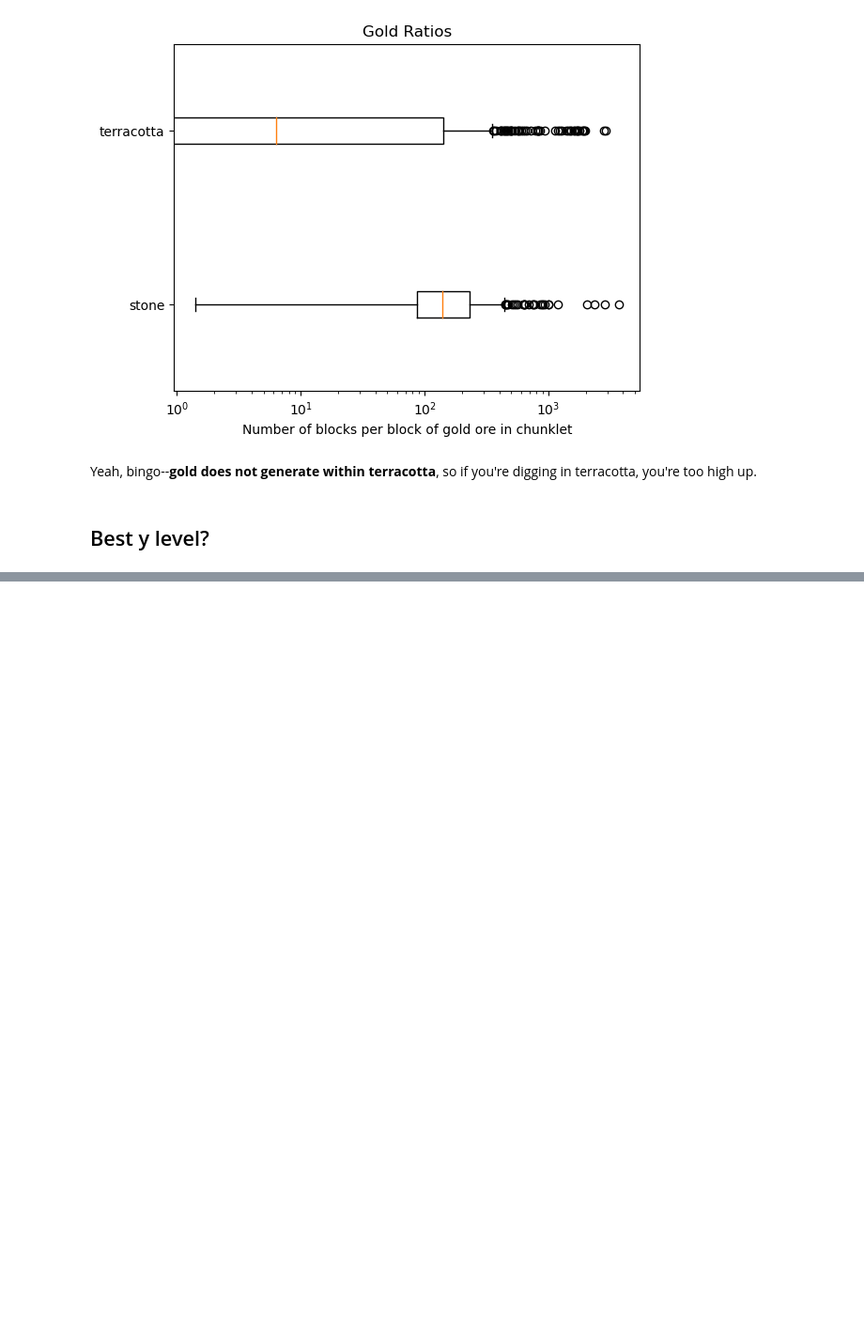
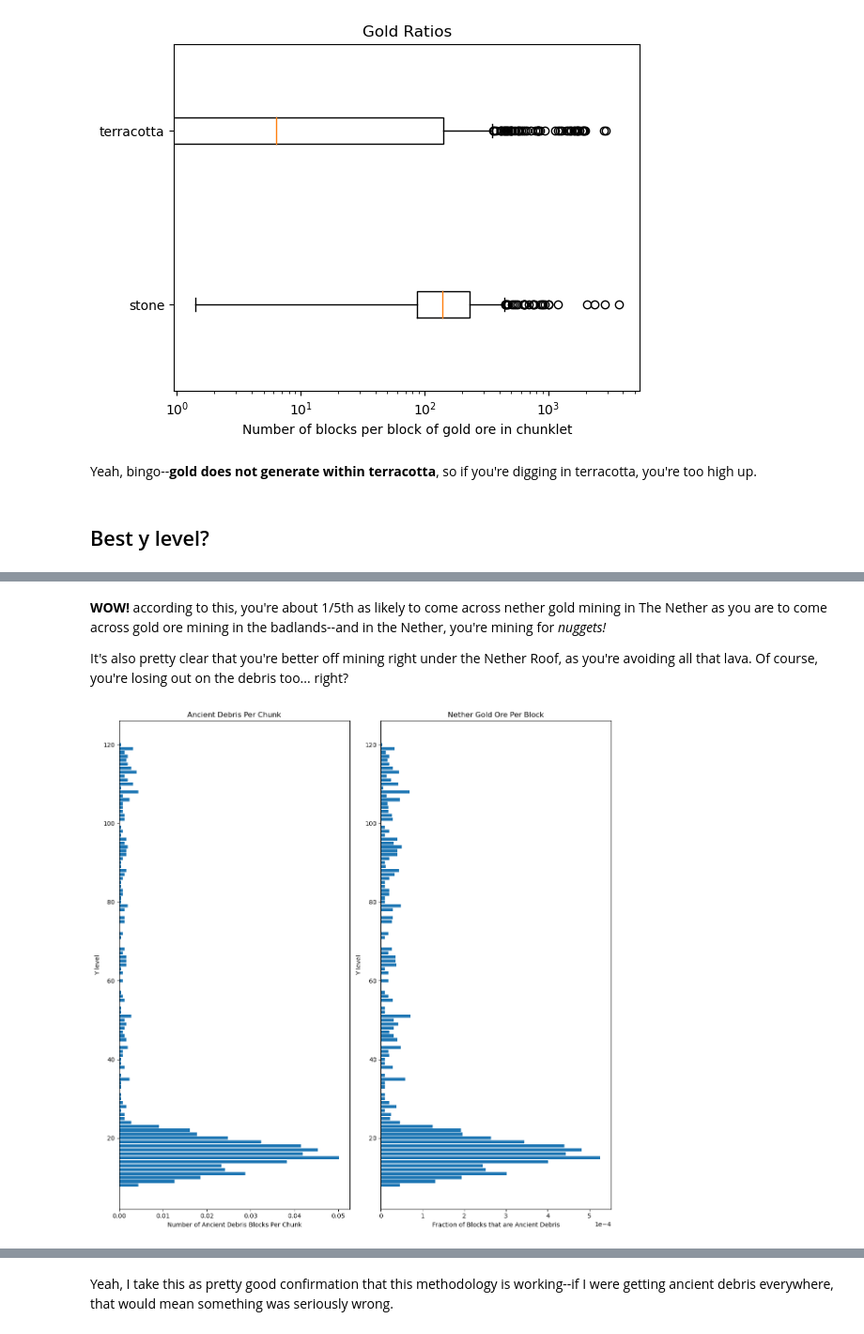
Before and after one commit to OpenBagTwo/AngerLocalBeehive, a Jupyter notebook: notebooks/Gold in the Badlands.ipynb, the cells around one changed output, grey strips where cells are left out. Shown at 94% size. Drawn from its saved outputs; the diff is of its cells as text; code cells hidden in the pictures; blank space fills up the shorter version.

```diff
--- a/notebooks/Gold in the Badlands.ipynb
+++ b/notebooks/Gold in the Badlands.ipynb
@@ -535,0 +509,77 @@ Yeah, I mean--sad no diamonds, but this looks correct.
+# %% [markdown]
+**WOW!** according to this, you're about 1/5th as likely to come across nether gold mining in The Nether as you are to come across gold ore mining in the badlands--and in the Nether, you're mining for _nuggets!_
+
+It's also pretty clear that you're better off mining right under the Nether Roof, as you're avoiding all that lava. Of course, you're losing out on the debris too... right?
+# %%
+%%time
+debris_count: dict[int, int] = defaultdict(int)
+denominator = defaultdict(int)
+n_chunks = 0
+for region_file in sorted((save_folder / "DIM-1" / "region").glob("*")):
+    region_data = region.RegionFile(region_file)
+    for chunk in region_data.iter_chunks():
+        n_chunks += 1
+        for section in chunk["sections"]:
+            if "data" not in section["block_states"]:
+                continue
+
+            block_lookup = [
+                block["Name"].value for block in section["block_states"]["palette"]
+            ]
+            blocks = sum(
+                [split_block_value(v) for v in section["block_states"]["data"]],
+                [],
+            )
+            for idx, i in enumerate(
+                sum(
+                    [split_block_value(v) for v in section["block_states"]["data"]],
+                    [],
+                )
+            ):
+                y = section["Y"].value * 16 + (idx // 256)
+
+                if block_lookup[i] == "minecraft:ancient_debris":
+                    debris_count[y] += 1
+
+                if block_lookup[i] not in (
+                    "minecraft:air",
+                    "minecraft:cave_air",
+                    "minecraft:water",
+                    "minecraft:lava",
+                    "minecraft:fire",
+                    "minecraft:soul_fire",
+                ):
+                    denominator[y] += 1
+
+
+ys = sorted(debris_count.keys())
+per_chunk = [debris_count[y] / n_chunks for y in ys]
+pcts = [debris_count[y] / denominator[y] for y in ys]
+
+
+fig, axs = plt.subplots(1, 2, figsize=(12, 12))
+axs[0].barh(
+    ys,
+    per_chunk,
+    height=0.8,
+    align="center",
+)
+axs[0].set_title("Ancient Debris Per Chunk")
+axs[0].set_ylabel("Y level")
+axs[0].set_xlabel("Number of Ancient Debris Blocks Per Chunk")
+axs[0].ticklabel_format(axis="x", style="sci", scilimits=(-4, 4))
+
+axs[1].barh(
+    ys,
+    pcts,
+    height=0.8,
+    align="center",
+)
+axs[1].set_title("Nether Gold Ore Per Block")
+axs[1].set_ylabel("Y level")
+axs[1].set_xlabel("Fraction of Blocks that are Ancient Debris")
+axs[1].ticklabel_format(axis="x", style="sci", scilimits=(-4, 4))
+fig.tight_layout()
+plt.show(fig)
+# %% [output]
+[figure, added]
@@ -535,0 +588,2 @@ Yeah, I mean--sad no diamonds, but this looks correct.
+# %% [markdown]
+Yeah, I take this as pretty good confirmation that this methodology is working--if I were getting ancient debris everywhere, that would mean something was seriously wrong.
```
Also changed, not shown: parts of 41 cells of this notebook, 1 other file.
